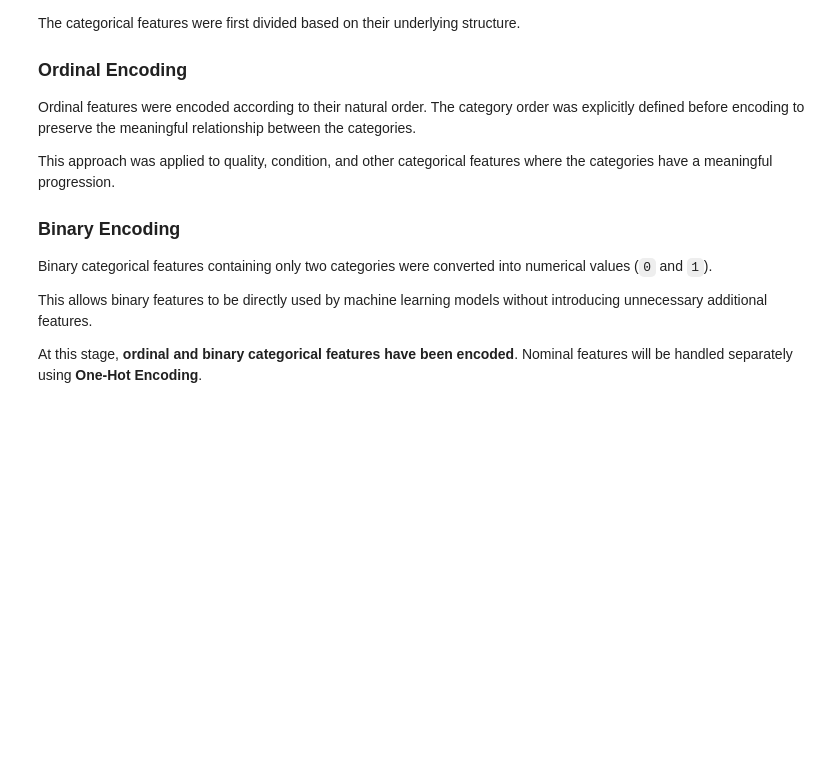
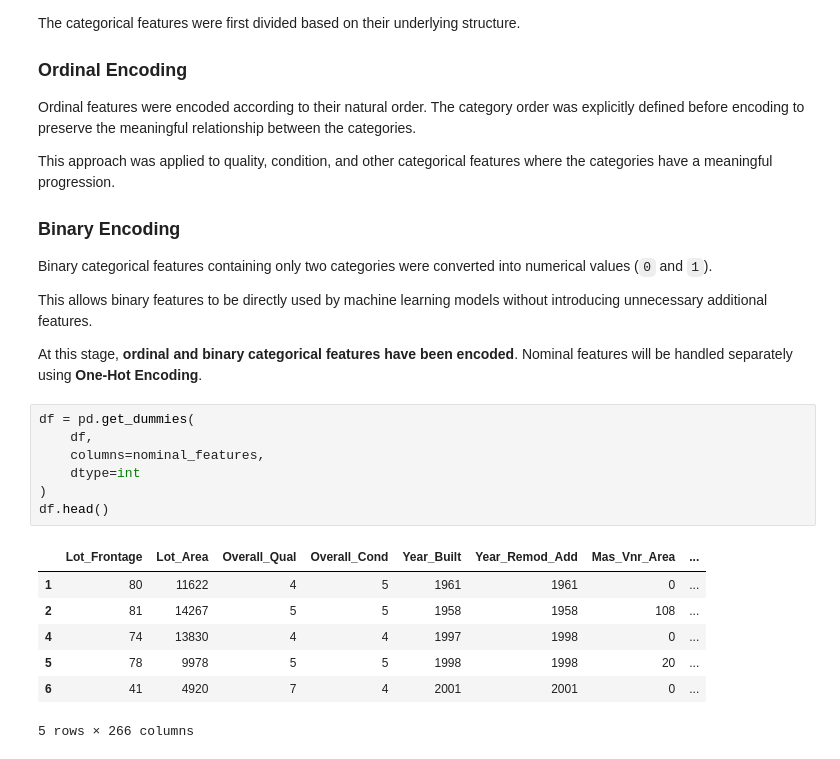
Before and after one commit to Mohamadzf23/ames-housing-price-prediction, a Jupyter notebook: src/ames_housing_price_prediction.ipynb, the cells around one changed output. Drawn from its saved outputs; the diff is of its cells as text; blank space fills up the shorter version.

```diff
--- a/src/ames_housing_price_prediction.ipynb
+++ b/src/ames_housing_price_prediction.ipynb
@@ -2294,3 +2298,18 @@ Binary categorical features containing only two categories were converted into n
 This allows binary features to be directly used by machine learning models without introducing unnecessary additional features.
 
 At this stage, **ordinal and binary categorical features have been encoded**. Nominal features will be handled separately using **One-Hot Encoding**.
+# %%
+df = pd.get_dummies(
+    df,
+    columns=nominal_features,
+    dtype=int
+)
+df.head()
+# %% [output]
+|  | Lot_Frontage | Lot_Area | Overall_Qual | Overall_Cond | Year_Built | Year_Remod_Add | Mas_Vnr_Area | ... |
+| 1 | 80 | 11622 | 4 | 5 | 1961 | 1961 | 0 | ... |
+| 2 | 81 | 14267 | 5 | 5 | 1958 | 1958 | 108 | ... |
+| 4 | 74 | 13830 | 4 | 4 | 1997 | 1998 | 0 | ... |
+| 5 | 78 | 9978 | 5 | 5 | 1998 | 1998 | 20 | ... |
+| 6 | 41 | 4920 | 7 | 4 | 2001 | 2001 | 0 | ... |
+5 rows × 266 columns
```
Also changed, not shown: parts of 5 cells of this notebook.
